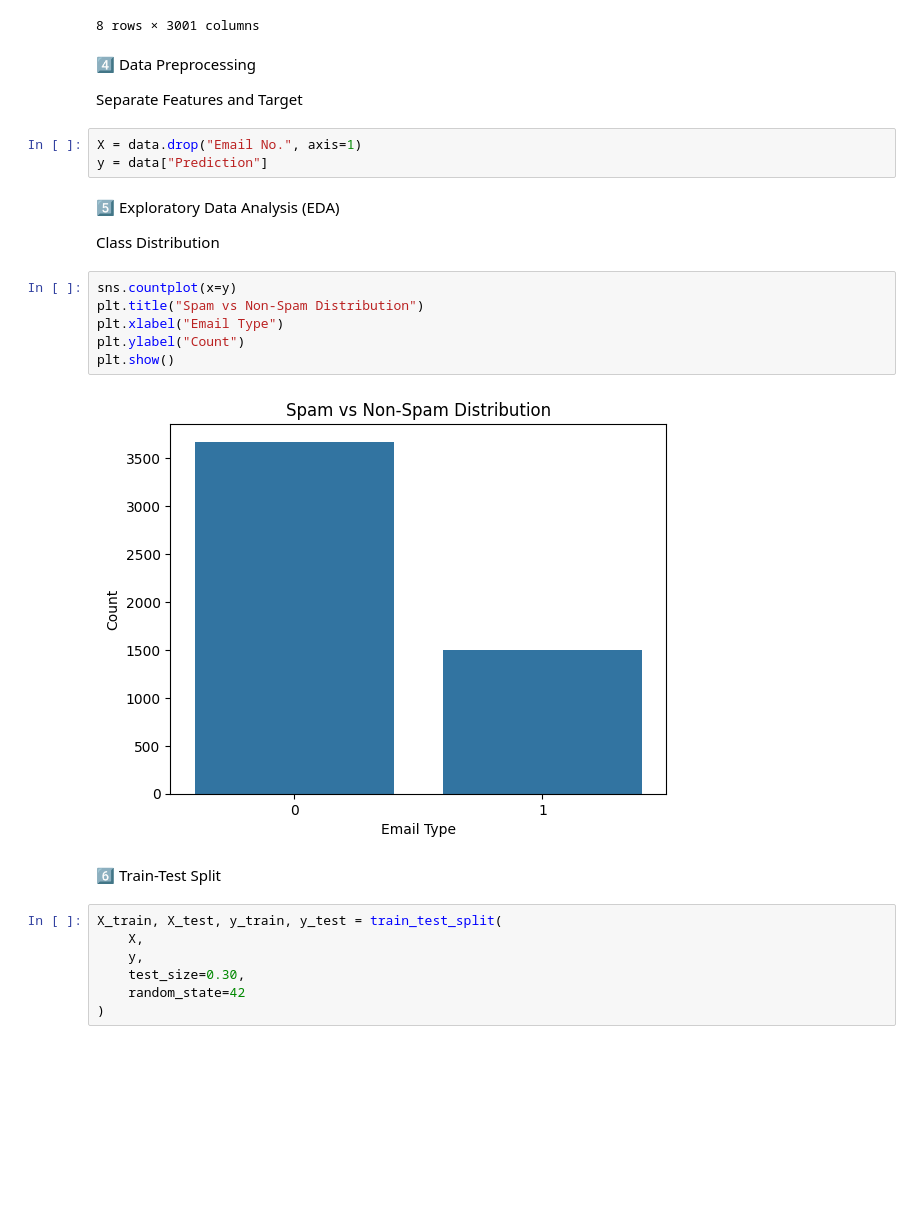
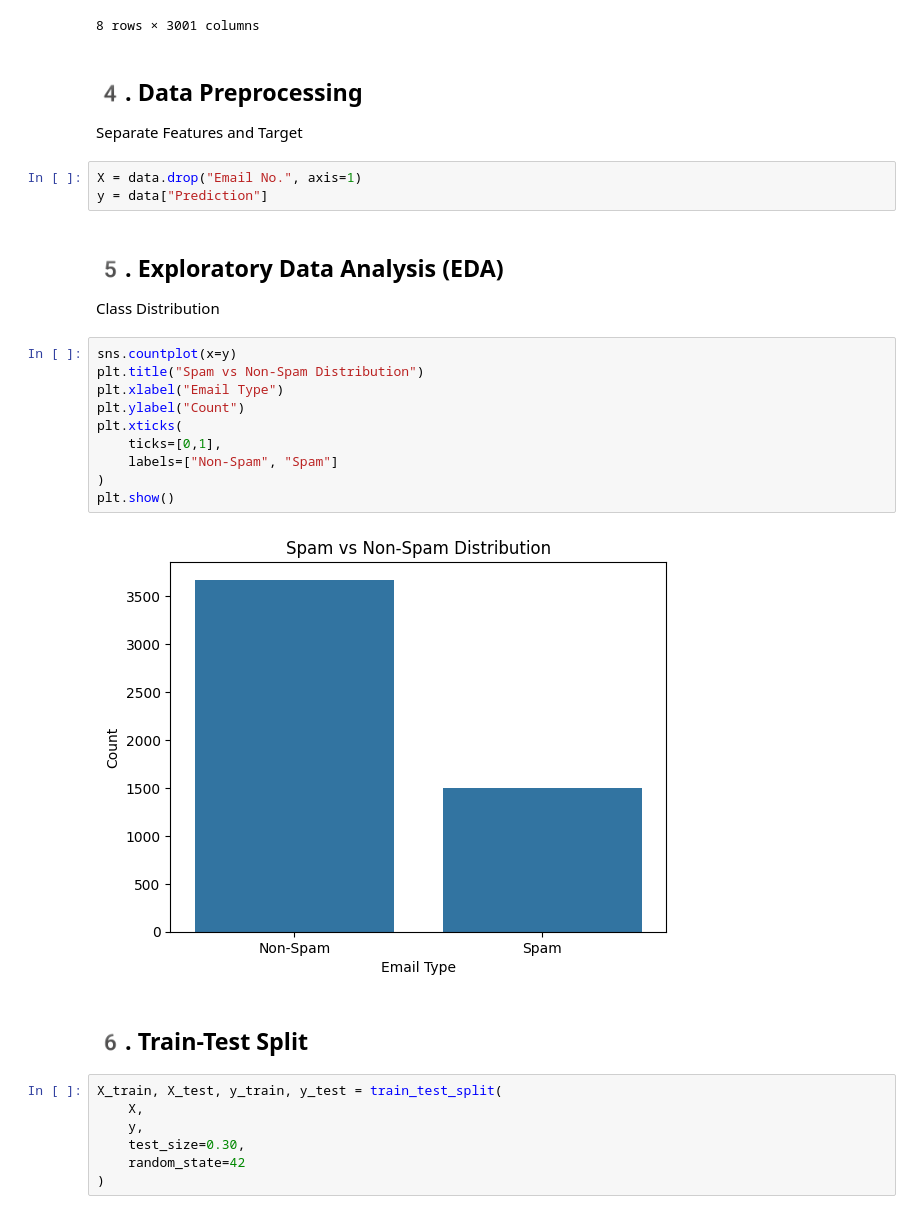
Before and after one commit to AaronShajan1097/ml-ai-projects, a Jupyter notebook: Machine Learning/Classification/Logistic_Regression/spam_email_classifier/spam_email_classifier.ipynb, the cells around one changed output. Cells and saved outputs as stored; diff of their text form; blank space fills up the shorter version.

```diff
--- a/Machine Learning/Classification/Logistic_Regression/spam_email_classifier/spam_email_classifier.ipynb
+++ b/Machine Learning/Classification/Logistic_Regression/spam_email_classifier/spam_email_classifier.ipynb
@@ -63,26 +63,30 @@ memory usage: 118.5+ MB
 | max | 210.000000 | 132.000000 | 344.000000 | 89.000000 | 47.000000 | 77.000000 | 1898.000000 | 70.000000 | 167.000000 | 223.000000 | ... | ... |
 8 rows × 3001 columns
 # %% [markdown]
-4️⃣ Data Preprocessing
+## 4️. Data Preprocessing
 
 Separate Features and Target
 # %%
 X = data.drop("Email No.", axis=1)
 y = data["Prediction"]
 # %% [markdown]
-5️⃣ Exploratory Data Analysis (EDA)
+## 5️. Exploratory Data Analysis (EDA)
 
 Class Distribution
 # %%
 sns.countplot(x=y)
 plt.title("Spam vs Non-Spam Distribution")
 plt.xlabel("Email Type")
 plt.ylabel("Count")
+plt.xticks(
+    ticks=[0,1],
+    labels=["Non-Spam", "Spam"]
+)
 plt.show()
 # %% [output]
-[figure, old version]
+[figure, new version]
 # %% [markdown]
-6️⃣ Train-Test Split
+##  6️. Train-Test Split
 # %%
 X_train, X_test, y_train, y_test = train_test_split(
     X,
```
Also changed, not shown: parts of 14 cells of this notebook, 6 other files.
